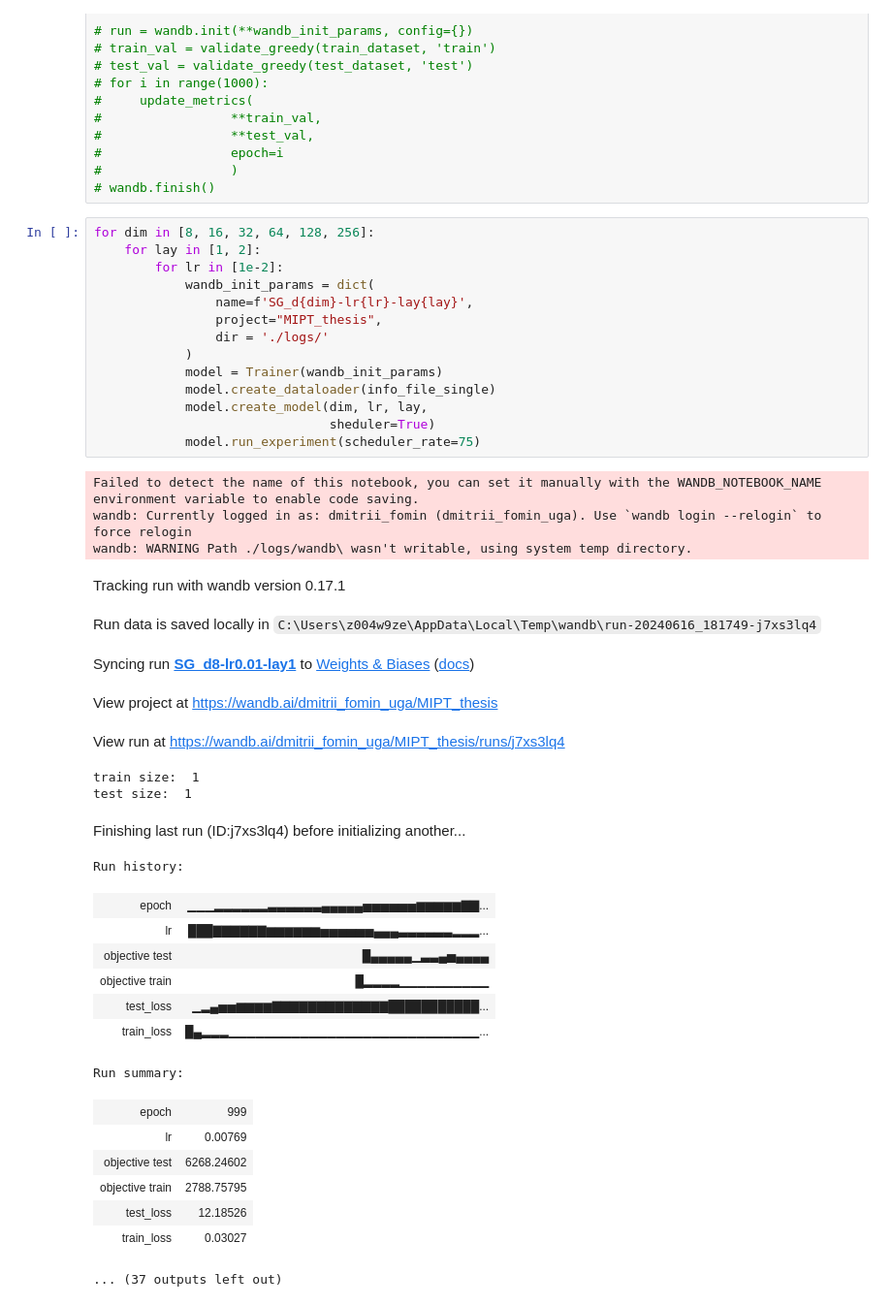
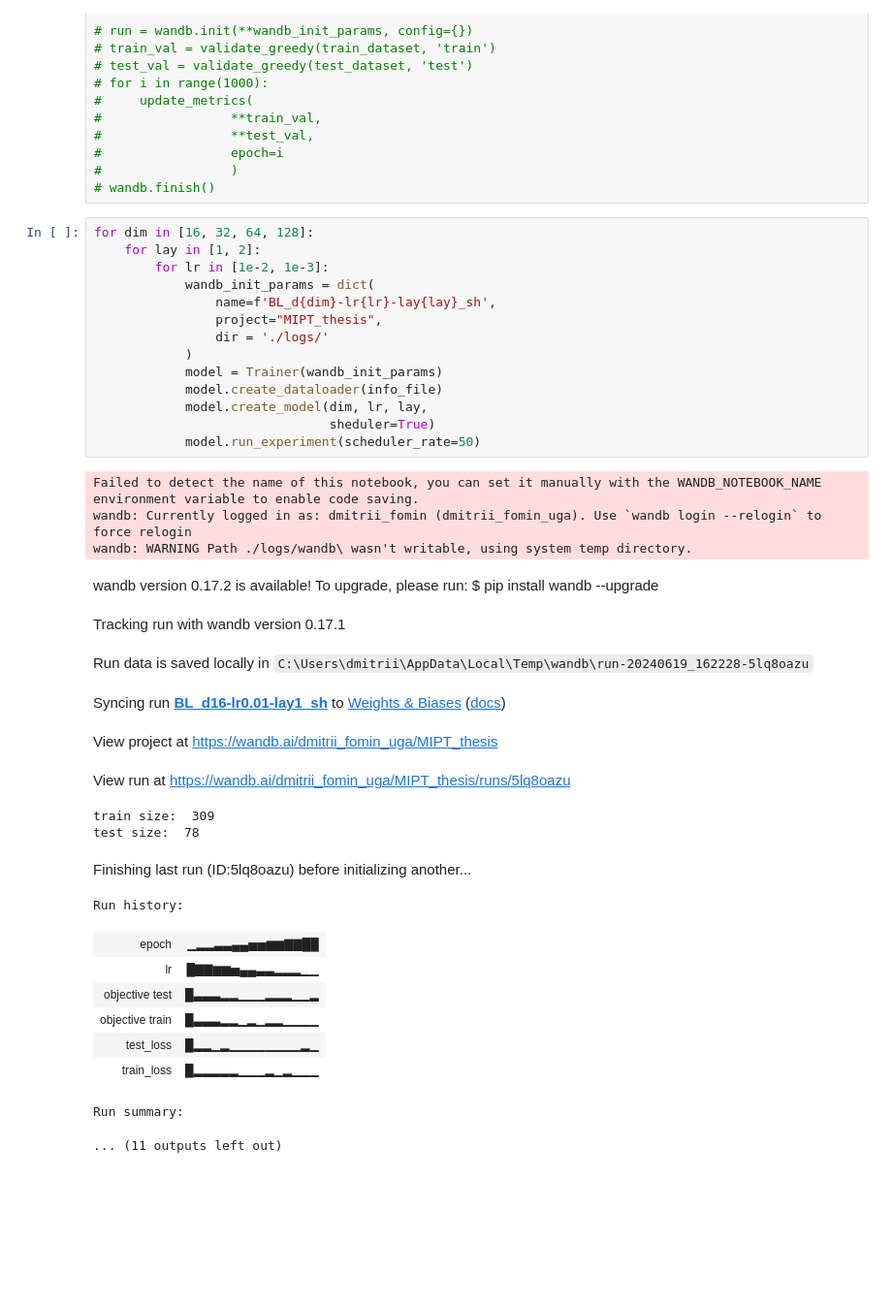
Before and after one commit to airi-industrial-ai/gnn-cloud-manufacturing, a Jupyter notebook: notebooks/Experiments/Experiments.ipynb, the cells around one changed output. Shown: that part at 97% size. Cells and saved outputs as stored; diff of their text form; blank space fills up the shorter version.

Commit message:
add a new model

```diff
--- a/notebooks/Experiments/Experiments.ipynb
+++ b/notebooks/Experiments/Experiments.ipynb
@@ -57,43 +57,38 @@ info_file_single = {i:info_file[i] for i in info_file.keys() if i < 2}
 #                 )
 # wandb.finish()
 # %%
-for dim in [8, 16, 32, 64, 128, 256]:
+for dim in [16, 32, 64, 128]:
     for lay in [1, 2]:
-        for lr in [1e-2]:
+        for lr in [1e-2, 1e-3]:
             wandb_init_params = dict(
-                name=f'SG_d{dim}-lr{lr}-lay{lay}',
+                name=f'BL_d{dim}-lr{lr}-lay{lay}_sh',
                 project="MIPT_thesis",
                 dir = './logs/'
             )
             model = Trainer(wandb_init_params)
-            model.create_dataloader(info_file_single)
+            model.create_dataloader(info_file)
             model.create_model(dim, lr, lay,
                                sheduler=True)
-            model.run_experiment(scheduler_rate=75)
+            model.run_experiment(scheduler_rate=50)
 # %% [output]
 Failed to detect the name of this notebook, you can set it manually with the WANDB_NOTEBOOK_NAME environment variable to enable code saving.
 wandb: Currently logged in as: dmitrii_fomin (dmitrii_fomin_uga). Use `wandb login --relogin` to force relogin
 wandb: WARNING Path ./logs/wandb\ wasn't writable, using system temp directory.
-Tracking run with wandb version 0.17.1
+wandb version 0.17.2 is available! To upgrade, please run: $ pip install wandb --upgrade
-Run data is saved locally in C:\Users\z004w9ze\AppData\Local\Temp\wandb\run-20240616_181749-j7xs3lq4
+Tracking run with wandb version 0.17.1
-Syncing run SG_d8-lr0.01-lay1 to Weights & Biases (docs)
+Run data is saved locally in C:\Users\dmitrii\AppData\Local\Temp\wandb\run-20240619_162228-5lq8oazu
-View project at https://wandb.ai/dmitrii_fomin_uga/MIPT_thesis
+Syncing run BL_d16-lr0.01-lay1_sh to Weights & Biases (docs)
-View run at https://wandb.ai/dmitrii_fomin_uga/MIPT_thesis/runs/j7xs3lq4
+View project at https://wandb.ai/dmitrii_fomin_uga/MIPT_thesis
+View run at https://wandb.ai/dmitrii_fomin_uga/MIPT_thesis/runs/5lq8oazu
-train size:  1
-test size:  1
+train size:  309
+test size:  78
-Finishing last run (ID:j7xs3lq4) before initializing another...
+Finishing last run (ID:5lq8oazu) before initializing another...
 Run history:
-| epoch | ▁▁▁▂▂▂▂▂▂▃▃▃▃▃▃▄▄▄▄▄▅▅▅▅▅▅▆▆▆▆▆▇▇... |
-| lr | ███▇▇▇▇▇▇▆▆▆▆▆▆▅▅▅▅▅▅▄▄▄▃▃▃▃▃▃▂▂▂... |
-| objective test | █▄▄▄▄▄▁▃▃▄▅▄▄▄▄ |
-| objective train | █▂▂▂▂▁▁▁▁▁▁▁▁▁▁ |
-| test_loss | ▁▂▄▅▅▆▆▆▆▇▇▇▇▇▇▇▇▇▇▇▇▇███████████... |
-| train_loss | █▄▂▂▂▁▁▁▁▁▁▁▁▁▁▁▁▁▁▁▁▁▁▁▁▁▁▁▁▁▁▁▁... |
+| epoch | ▁▂▂▃▃▄▄▅▅▆▆▇▇██ |
+| lr | █▇▇▆▆▅▄▄▃▃▂▂▂▁▁ |
+| objective test | █▃▃▃▂▂▁▁▁▂▂▂▁▁▂ |
+| objective train | █▃▃▃▂▂▁▂▁▂▂▁▁▁▁ |
+| test_loss | █▂▂▁▂▁▁▁▁▁▁▁▁▂▁ |
+| train_loss | █▂▂▂▂▂▁▁▁▂▁▂▁▁▁ |
 Run summary:
-| epoch | 999 |
-| lr | 0.00769 |
-| objective test | 6268.24602 |
-| objective train | 2788.75795 |
-| test_loss | 12.18526 |
-| train_loss | 0.03027 |
-... (37 outputs left out)
+... (11 outputs left out)
```
Also changed, not shown: parts of 2 cells of this notebook, 8 other files.
